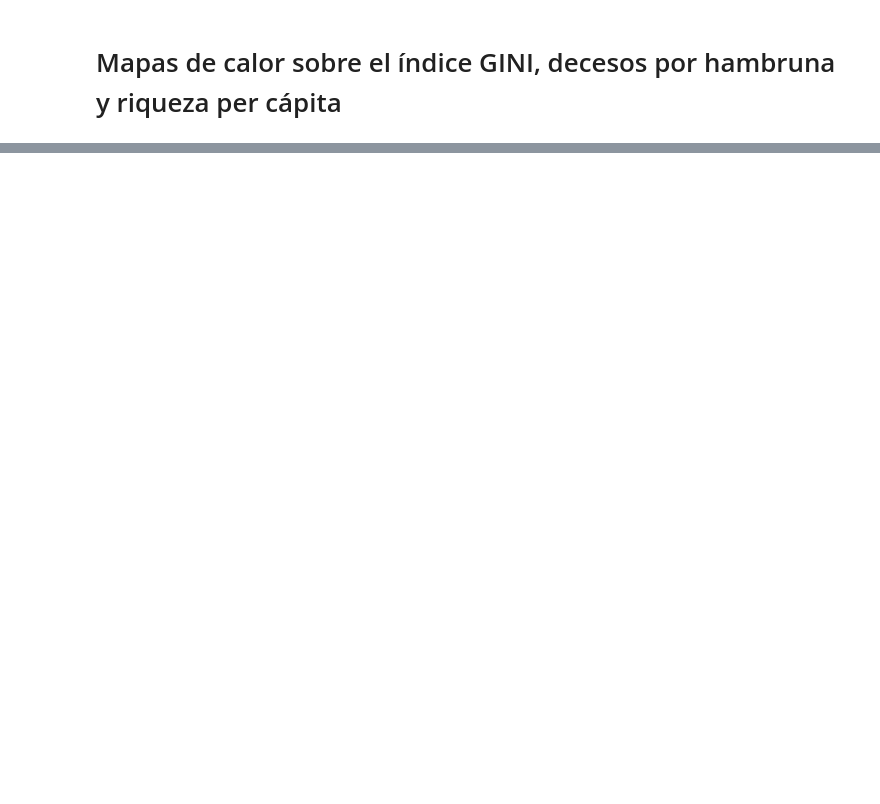
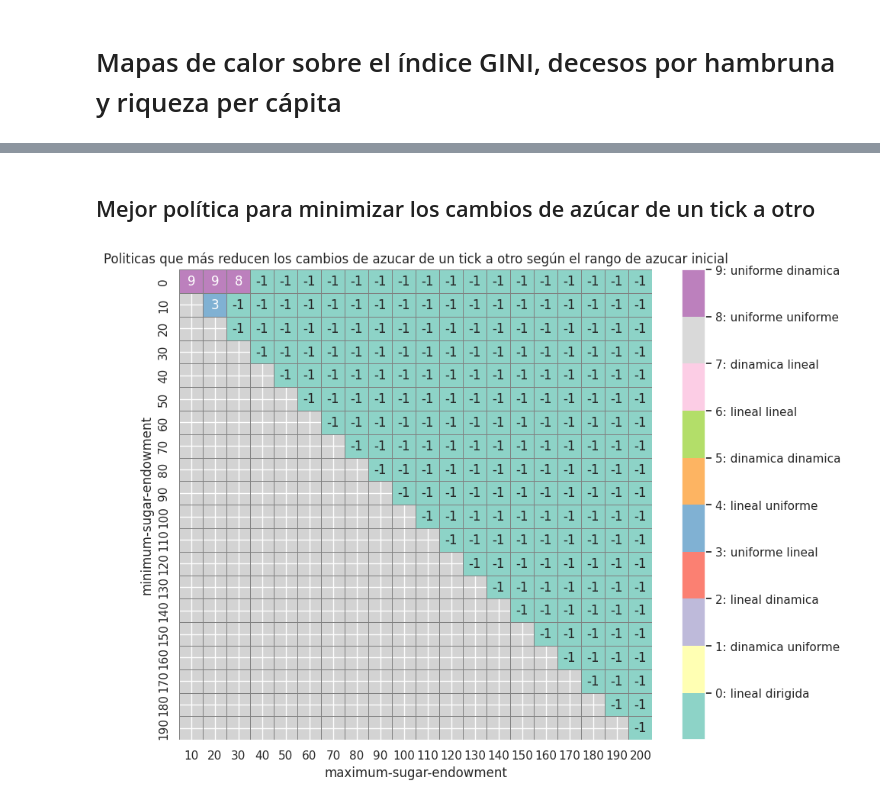
Before and after one commit to Aruroo/SugarScape, a Jupyter notebook: Analisis/AnalisisSugarScape.ipynb, the cells around one changed output, grey strips where cells are left out. Saved outputs shown, nothing was run; the diff lists cells and outputs as text; code cells hidden in the pictures; blank space fills up the shorter version.

```diff
--- a/Analisis/AnalisisSugarScape.ipynb
+++ b/Analisis/AnalisisSugarScape.ipynb
@@ -156,0 +249,10 @@ La mejor politica es uniforme lineal con una diferencia de 0.015
+# %% [markdown]
+## Mejor política para minimizar los cambios de azúcar de un tick a otro
+# %%
+
+base_cambios = datos_base.pivot(index="minimum-sugar-endowment", columns="maximum-sugar-endowment", values='avg-diff')
+pivotados_diferencia = datos_analisis['Diferencia de riquezas entre un tick y otro']
+resultados, etiquetas = cercano_a_cero(iniciales=base_cambios, pivotados= pivotados_diferencia)
+representacion_visual(etiquetas,"Politicas que más reducen los cambios de azucar de un tick a otro según el rango de azucar inicial")
+# %% [output]
+[figure, added]
```
Also changed, not shown: parts of 24 cells of this notebook, 1 other file.
